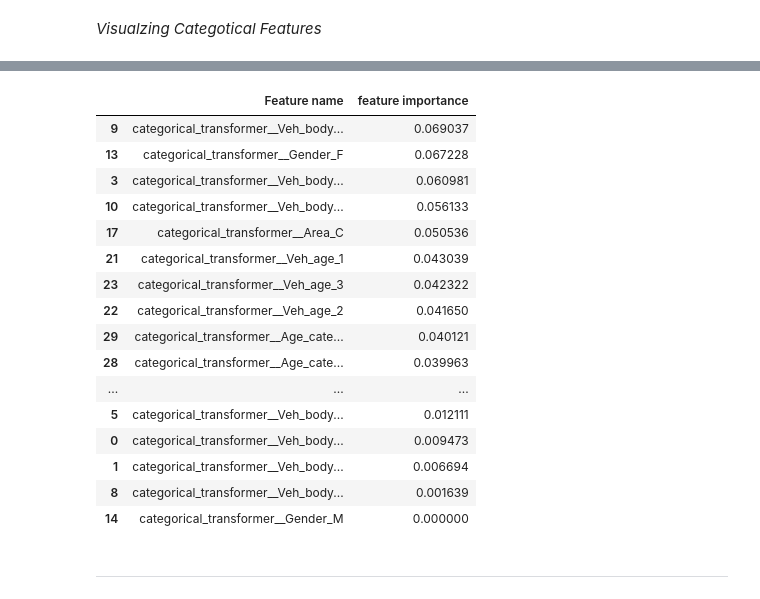
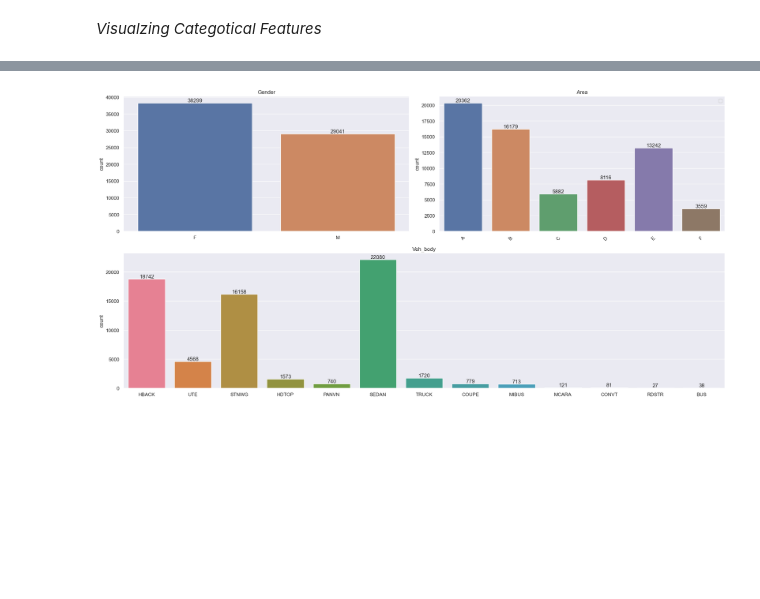
Before and after one commit to omars1234/Auto_Mobile_Inusrance_Analysis, a Jupyter notebook: Project_NoteBook.ipynb, the cells around one changed output, grey strips where cells are left out. Saved outputs shown, nothing was run; the diff lists cells and outputs as text; code cells hidden in the pictures; blank space fills up the shorter version.

```diff
--- a/Project_NoteBook.ipynb
+++ b/Project_NoteBook.ipynb
@@ -599,23 +301,36 @@ plt.show()
-# %%
-model_feature_importance=pd.concat([pd.DataFrame(preprocessor.get_feature_names_out(),columns=["Feature name"])  ,pd.DataFrame(Model.feature_importances_,columns=["feature importance"])],axis=1)
-model_feature_importance.sort_values(by='feature importance',ascending=False)
-# %% [output]
-|  | Feature name | feature importance |
-| 9 | categorical_transformer__Veh_body... | 0.069037 |
-| 13 | categorical_transformer__Gender_F | 0.067228 |
-| 3 | categorical_transformer__Veh_body... | 0.060981 |
-| 10 | categorical_transformer__Veh_body... | 0.056133 |
-| 17 | categorical_transformer__Area_C | 0.050536 |
-| 21 | categorical_transformer__Veh_age_1 | 0.043039 |
-| 23 | categorical_transformer__Veh_age_3 | 0.042322 |
-| 22 | categorical_transformer__Veh_age_2 | 0.041650 |
-| 29 | categorical_transformer__Age_cate... | 0.040121 |
-| 28 | categorical_transformer__Age_cate... | 0.039963 |
-| ... | ... | ... |
-| 5 | categorical_transformer__Veh_body... | 0.012111 |
-| 0 | categorical_transformer__Veh_body... | 0.009473 |
-| 1 | categorical_transformer__Veh_body... | 0.006694 |
-| 8 | categorical_transformer__Veh_body... | 0.001639 |
-| 14 | categorical_transformer__Gender_M | 0.000000 |
-# %% [markdown]
----
+# %%
+%matplotlib inline
+import matplotlib.pyplot as plt
+import matplotlib.gridspec as gridspec
+fig = plt.figure(figsize=(20, 10))
+gs = gridspec.GridSpec(2, 2, height_ratios=[1, 1])
+
+ax1 = fig.add_subplot(gs[0, 0])
+sns.countplot(data=df[categorical_features], x="Gender", ax=ax1,hue='Gender')
+ax1.set_title("Gender")
+ax1.set_xlabel("")
+for container in ax1.containers:
+    ax1.bar_label(container)
+
+ax2 = fig.add_subplot(gs[0, 1])
+Area_order=['A','B','C','D','E','F']
+sns.countplot(data=df[categorical_features], x="Area", ax=ax2,hue='Area')
+ax2.set_xticklabels(Area_order, rotation=45)
+ax2.legend("")
+ax2.set_title("Area")
+ax2.set_xlabel("")
+for container in ax2.containers:
+    ax2.bar_label(container)
+
+ax3 = fig.add_subplot(gs[1, :])
+sns.countplot(data=df[categorical_features], x="Veh_body", ax=ax3,hue='Veh_body')
+ax3.set_title("Veh_body")
+ax3.set_xlabel("")
+for container in ax3.containers:
+    ax3.bar_label(container)
+
+sns.set_style("darkgrid")
+plt.tight_layout()
+plt.show()
+# %% [output]
+[figure, added]
```
Also changed, not shown: parts of 94 cells of this notebook, 9 other files.
